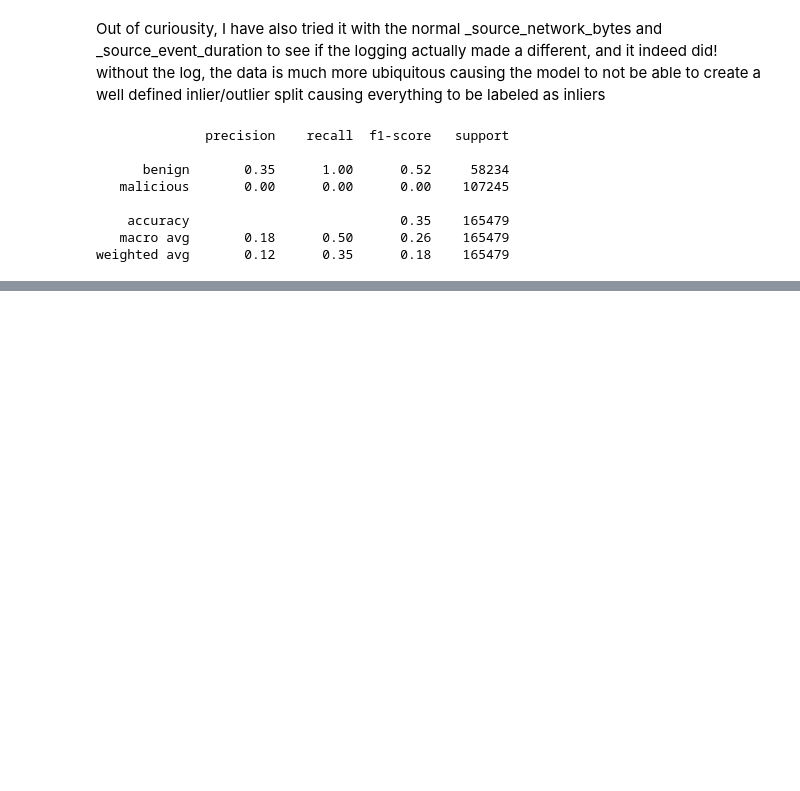
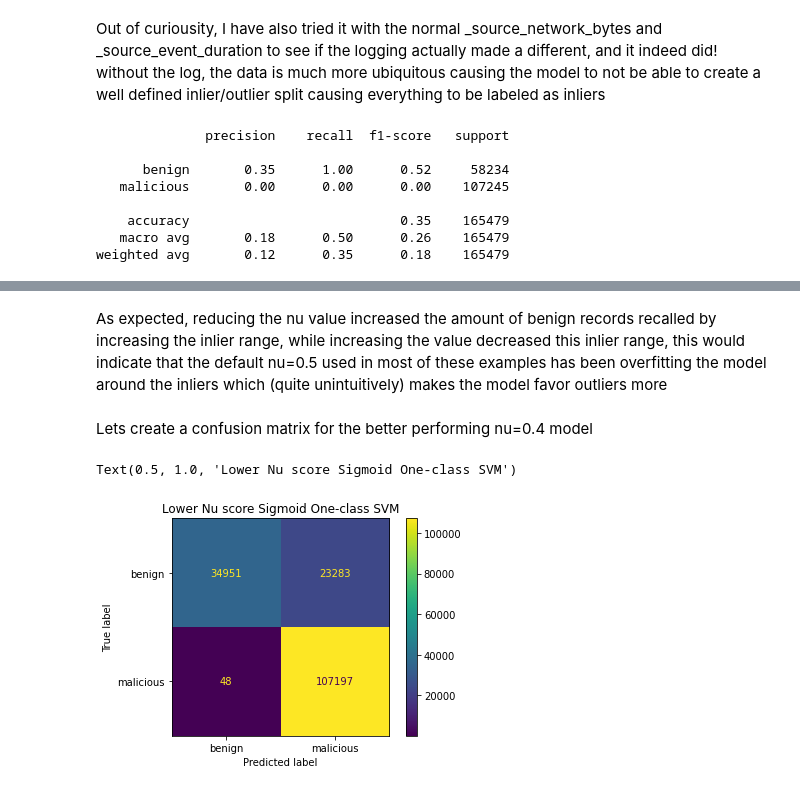
Before and after one commit to Fowthy/SueAI, a Jupyter notebook: SVM/OneClassSVM.ipynb, the cells around one changed output, grey strips where cells are left out. Drawn from its saved outputs; the diff is of its cells as text; code cells hidden in the pictures; blank space fills up the shorter version.

```diff
--- a/SVM/OneClassSVM.ipynb
+++ b/SVM/OneClassSVM.ipynb
@@ -674,0 +745,22 @@ weighted avg       0.12      0.35      0.18    165479
+# %%
+mf_df = df[['_source_network_bytes', '_source_event_duration', 'label']]
+mf_df = mf_df.dropna()
+# Split df in benign/malicious
+benign_mf_df = mf_df[mf_df['label'] == 'benign']
+malicious_mf_df = mf_df[mf_df['label'] == 'malicious']
+
+# Split benign into train/test
+X_train, X_benign_test, y_train, y_benign_test = train_test_split(benign_mf_df[['_source_network_bytes', '_source_event_duration']].values.reshape(-1, 2), benign_mf_df['label'], test_size=0.2, random_state=42)
+
+# Add the malicious data back into the test split
+X_test = np.vstack((X_benign_test, malicious_mf_df[['_source_network_bytes', '_source_event_duration']].values.reshape(-1, 2)))
+y_test = pd.concat([y_benign_test, malicious_mf_df['label']])
+
+# Compile and train the model
+sigmoid_model = OneClassSVM(kernel="sigmoid")
+sigmoid_model.fit(X_train)
+# Test the model
+sigmoid_predictions = sigmoid_model.predict(X_test)
+sigmoid_predictions = ['benign' if pred == 1 else 'malicious' for pred in sigmoid_predictions] # By default, OneClassSVM will give -1 for outliers and 1 for inliers
+# Create a classification report
+print(classification_report(y_test, sigmoid_predictions, target_names=['benign', 'malicious']))
@@ -674,0 +782,10 @@ weighted avg       0.12      0.35      0.18    165479
+# %%
+def TestSigmoid(train_data, test_data, nu_parameter = 0.5):
+    sigmoid_model = OneClassSVM(kernel="sigmoid", nu=nu_parameter)
+    sigmoid_model.fit(train_data)
+    sigmoid_predictions = sigmoid_model.predict(test_data)
+    sigmoid_predictions = ['benign' if pred == 1 else 'malicious' for pred in sigmoid_predictions] # By default, OneClassSVM will give -1 for outliers and 1 for inliers
+    return sigmoid_predictions
+# %%
+sigmoidLowNuResults = TestSigmoid(X_train, X_test, 0.4)
+print(classification_report(y_test, sigmoidLowNuResults, target_names=['benign', 'malicious']))
@@ -674,0 +813,13 @@ weighted avg       0.12      0.35      0.18    165479
+# %% [markdown]
+As expected, reducing the nu value increased the amount of benign records recalled by increasing the inlier range, while increasing the value decreased this inlier range, this would indicate that the default nu=0.5 used in most of these examples has been overfitting the model around the inliers which (quite unintuitively) makes the model favor outliers more
+# %% [markdown]
+Lets create a confusion matrix for the better performing nu=0.4 model
+# %%
+from sklearn.metrics import confusion_matrix, ConfusionMatrixDisplay
+cm = confusion_matrix(y_test, sigmoidLowNuResults)
+matrix_display = ConfusionMatrixDisplay(confusion_matrix=cm, display_labels=['benign', 'malicious'])
+matrix_display.plot()
+plt.title("Lower Nu score Sigmoid One-class SVM")
+# %% [output]
+Text(0.5, 1.0, 'Lower Nu score Sigmoid One-class SVM')
+[figure, added]
```
Also changed, not shown: parts of 25 cells of this notebook.
